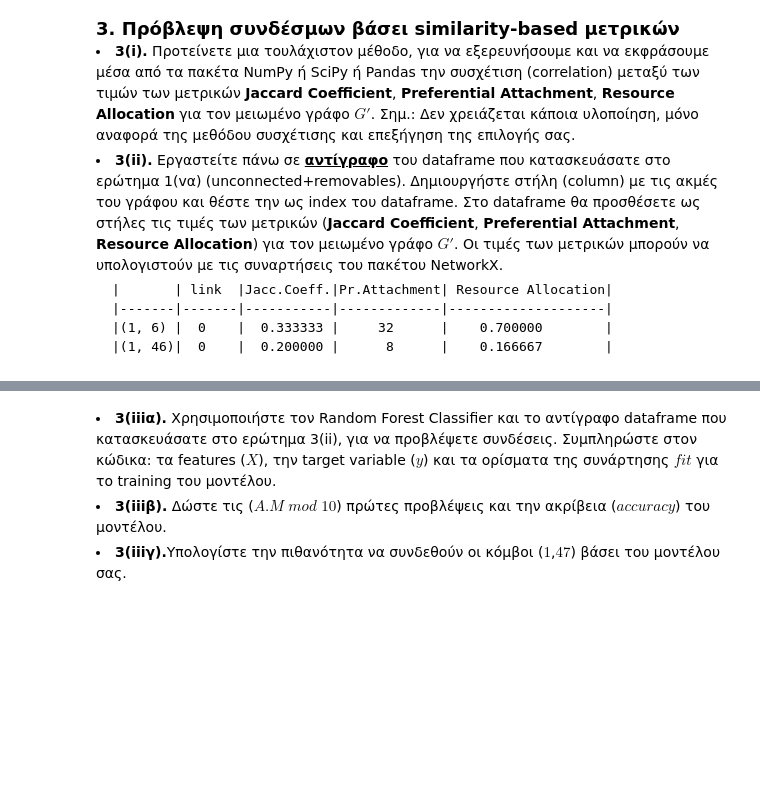
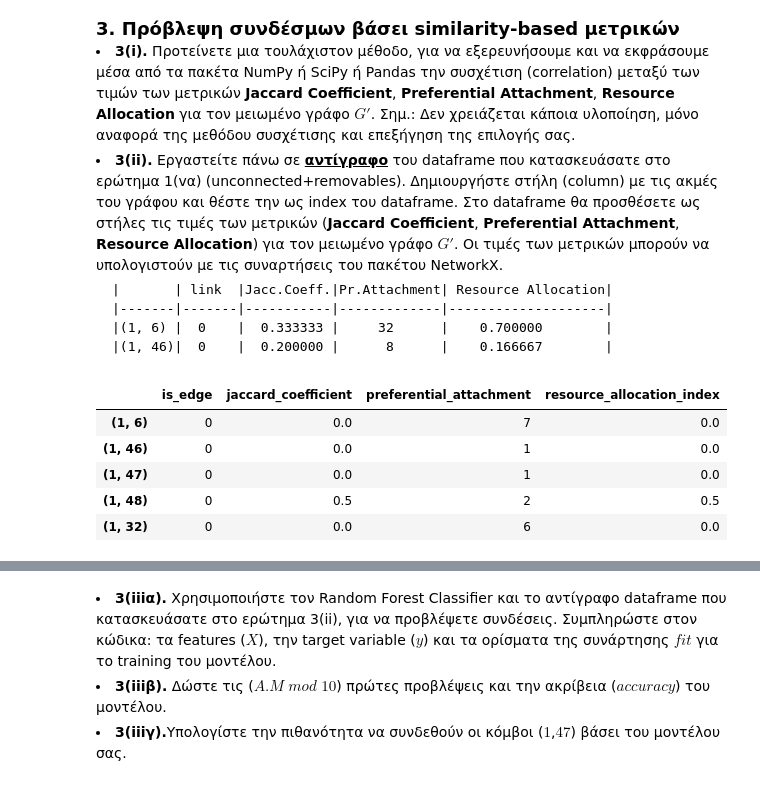
Before and after one commit to k-papadakis/social-network-analysis, a Jupyter notebook: lab3/lab3_student_version.ipynb, the cells around one changed output, grey strips where cells are left out. Saved outputs shown, nothing was run; the diff lists cells and outputs as text; code cells hidden in the pictures; blank space fills up the shorter version.

```diff
--- a/lab3/lab3_student_version.ipynb
+++ b/lab3/lab3_student_version.ipynb
@@ -9,11 +9,17 @@
 # %% [markdown]
  <li><B>1(ii).</B> Εμφανίστε τον αριθμό των κόμβων, τον αριθμό των ακμών, τον μέσο βαθμό των κόμβων και τον αριθμό των συνεκτικών συνιστωσών (connected components) για τον γράφο $G$.</li><BR>
 # %%
+from functools import wraps
+
 import numpy as np
 import pandas as pd
 import networkx as nx
+from sklearn.metrics import accuracy_score, precision_score, recall_score, f1_score, classification_report
 
-G: nx.Graph = nx.read_edgelist('dbpedia-similar/out.dbpedia-similar', comments='%', )
+G: nx.Graph = nx.read_edgelist(
+    'dbpedia-similar/out.dbpedia-similar',
+    comments='%',
+)
 print(G)
 # %% [output]
 Graph with 430 nodes and 565 edges
@@ -144,3 +207,21 @@ Number of connected components: 95
 #Preferential Attachment
 
 #Resource Allocation
+# %%
+df = pd.concat(
+    [
+        ground_truths, *(
+            link_predictor(G_reduced, ground_truths.index)
+            for link_predictor in map(link_predictor_wrapper, link_predictors)
+        )
+    ],
+    axis=1
+)
+df.head()
+# %% [output]
+|  | is_edge | jaccard_coefficient | preferential_attachment | resource_allocation_index |
+| (1, 6) | 0 | 0.0 | 7 | 0.0 |
+| (1, 46) | 0 | 0.0 | 1 | 0.0 |
+| (1, 47) | 0 | 0.0 | 1 | 0.0 |
+| (1, 48) | 0 | 0.5 | 2 | 0.5 |
+| (1, 32) | 0 | 0.0 | 6 | 0.0 |
```
Also changed, not shown: parts of 12 cells of this notebook, 1 other file.
